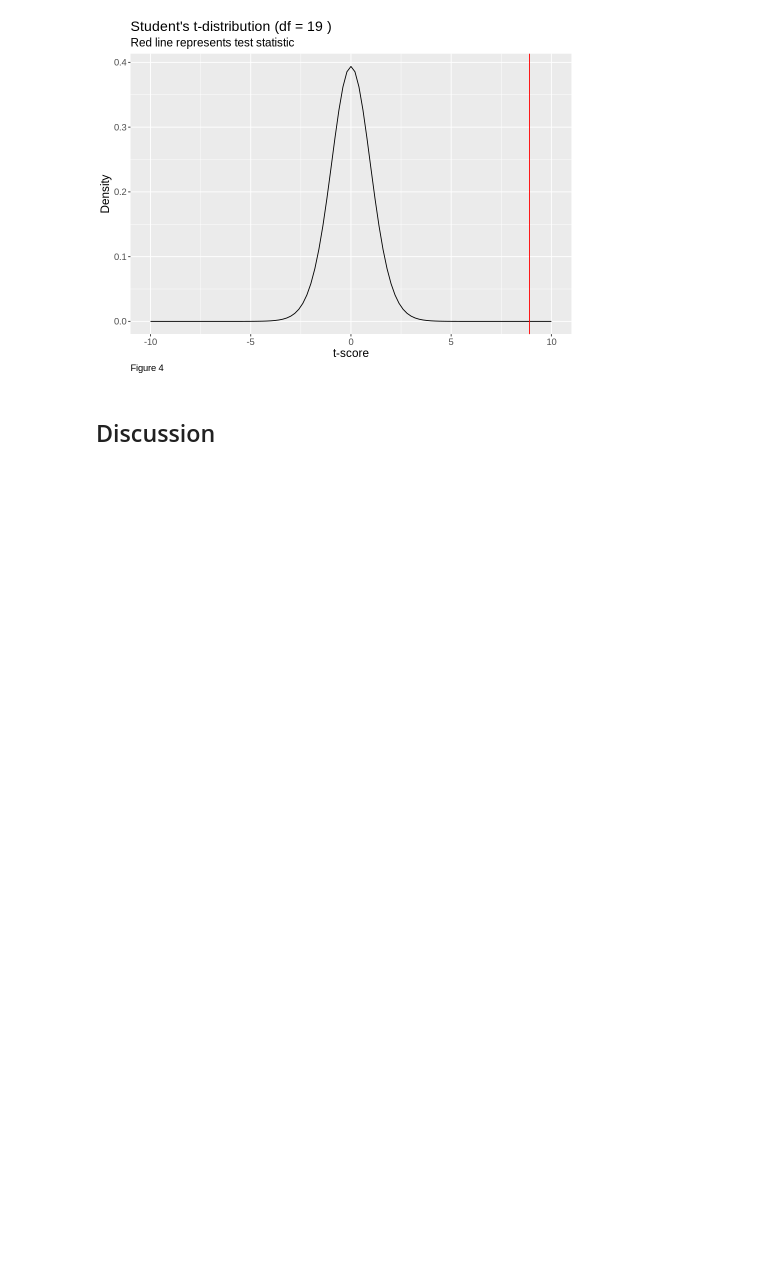
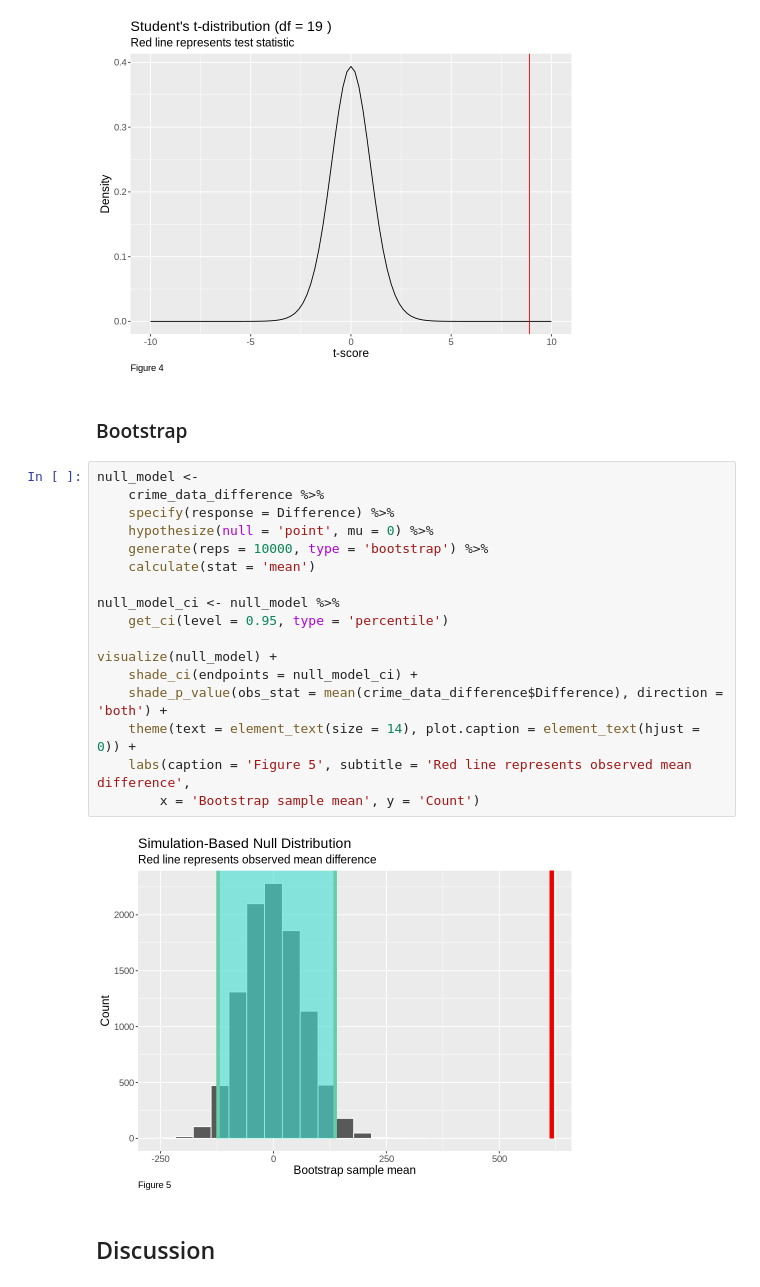
Before and after one commit to Git-Over-Here/STAT-201-Group-Project, a Jupyter notebook: Final Report.ipynb, the cells around one changed output. Drawn from its saved outputs; the diff is of its cells as text; blank space fills up the shorter version.

```diff
--- a/Final Report.ipynb
+++ b/Final Report.ipynb
@@ -197,6 +199,27 @@ options(repr.plot.width=8, repr.plot.height=6)
 t_graph
 # %% [output]
 [figure]
+# %% [markdown]
+### Bootstrap
+# %%
+null_model <-
+    crime_data_difference %>%
+    specify(response = Difference) %>%
+    hypothesize(null = 'point', mu = 0) %>%
+    generate(reps = 10000, type = 'bootstrap') %>%
+    calculate(stat = 'mean')
+
+null_model_ci <- null_model %>%
+    get_ci(level = 0.95, type = 'percentile')
+
+visualize(null_model) +
+    shade_ci(endpoints = null_model_ci) +
+    shade_p_value(obs_stat = mean(crime_data_difference$Difference), direction = 'both') +
+    theme(text = element_text(size = 14), plot.caption = element_text(hjust = 0)) +
+    labs(caption = 'Figure 5', subtitle = 'Red line represents observed mean difference',
+        x = 'Bootstrap sample mean', y = 'Count')
+# %% [output]
+[figure, added]
 # %% [markdown]
 ## Discussion
 # %% [markdown]
```
Also changed, not shown: parts of 3 cells of this notebook.
